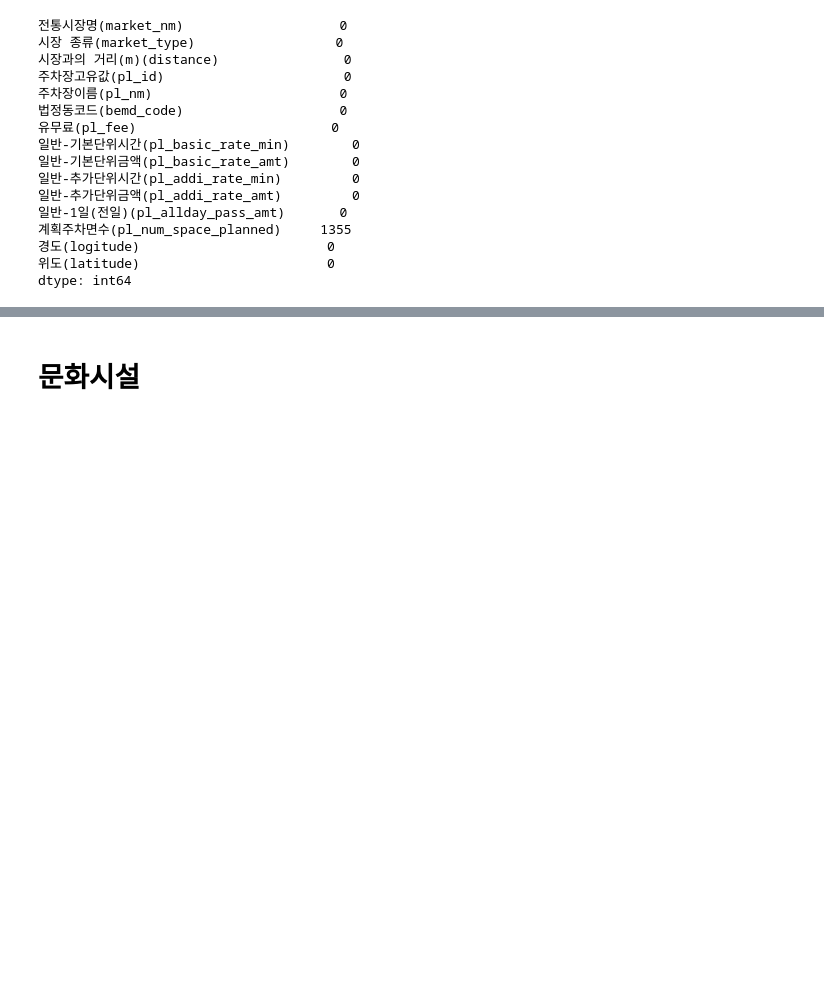
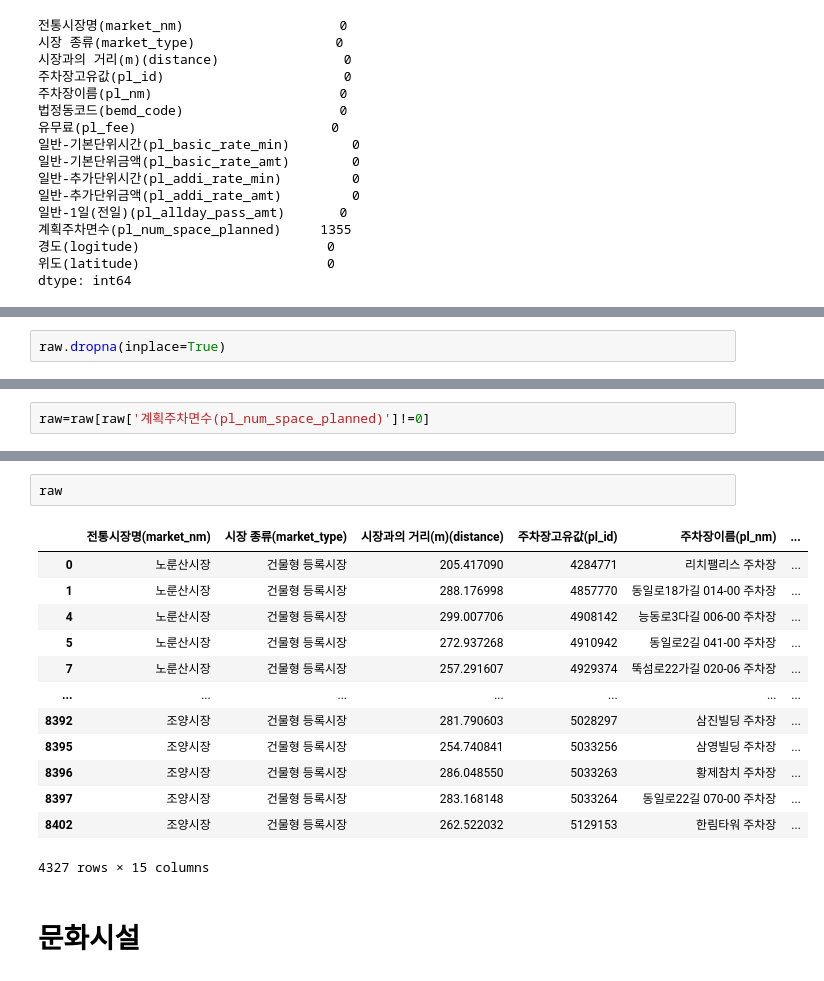
Before and after one commit to actorjung/Gwangjin_Big_Data_Project, a Jupyter notebook: 결측치 처리.ipynb, the cells around one changed output, grey strips where cells are left out. Cells and saved outputs as stored; diff of their text form; blank space fills up the shorter version.

```diff
--- a/결측치 처리.ipynb
+++ b/결측치 처리.ipynb
@@ -128,0 +74,2 @@ raw_new
+# %%
+raw.dropna(inplace=True)
@@ -129 +81,3 @@ raw_new
+# %%
+raw=raw[raw['계획주차면수(pl_num_space_planned)']!=0]
 # %%
@@ -145,6 +99,22 @@ raw_new.isnull().sum()
 경도(logitude)                     0
 위도(latitude)                     0
 dtype: int64
+# %%
+raw
+# %% [output]
+|  | 전통시장명(market_nm) | 시장 종류(market_type) | 시장과의 거리(m)(distance) | 주차장고유값(pl_id) | 주차장이름(pl_nm) | ... |
+| 0 | 노룬산시장 | 건물형 등록시장 | 205.417090 | 4284771 | 리치팰리스 주차장 | ... |
+| 1 | 노룬산시장 | 건물형 등록시장 | 288.176998 | 4857770 | 동일로18가길 014-00 주차장 | ... |
+| 4 | 노룬산시장 | 건물형 등록시장 | 299.007706 | 4908142 | 능동로3다길 006-00 주차장 | ... |
+| 5 | 노룬산시장 | 건물형 등록시장 | 272.937268 | 4910942 | 동일로2길 041-00 주차장 | ... |
+| 7 | 노룬산시장 | 건물형 등록시장 | 257.291607 | 4929374 | 뚝섬로22가길 020-06 주차장 | ... |
+| ... | ... | ... | ... | ... | ... | ... |
+| 8392 | 조양시장 | 건물형 등록시장 | 281.790603 | 5028297 | 삼진빌딩 주차장 | ... |
+| 8395 | 조양시장 | 건물형 등록시장 | 254.740841 | 5033256 | 삼영빌딩 주차장 | ... |
+| 8396 | 조양시장 | 건물형 등록시장 | 286.048550 | 5033263 | 황제참치 주차장 | ... |
+| 8397 | 조양시장 | 건물형 등록시장 | 283.168148 | 5033264 | 동일로22길 070-00 주차장 | ... |
+| 8402 | 조양시장 | 건물형 등록시장 | 262.522032 | 5129153 | 한림타워 주차장 | ... |
+4327 rows × 15 columns
 # %% [markdown]
 # 문화시설
 # %%
```
Also changed, not shown: parts of 15 cells of this notebook.
